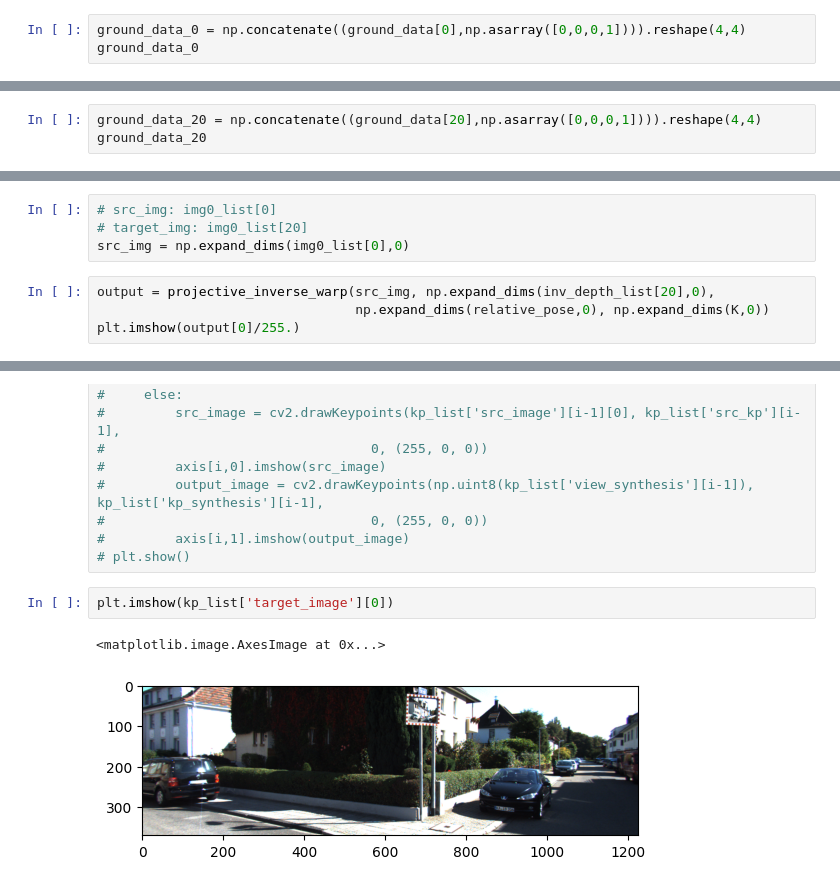
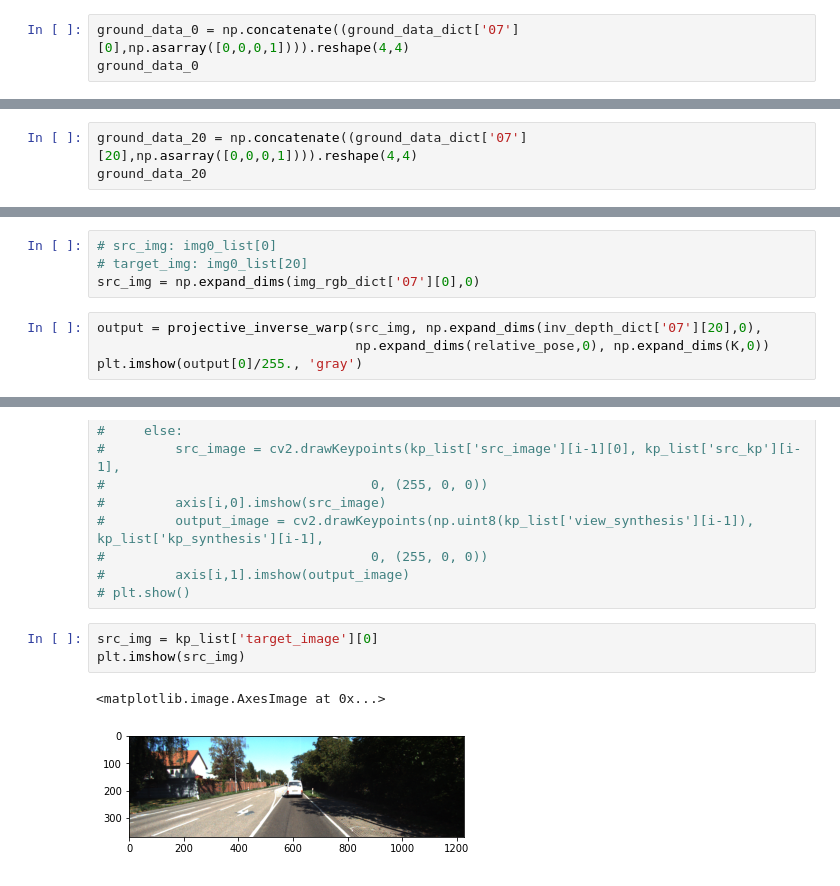
Before and after one commit to amit205/depth-based-warping, a Jupyter notebook: depthbasedwarpadaptation.ipynb, the cells around one changed output, grey strips where cells are left out. Cells and saved outputs as stored; diff of their text form.

```diff
--- a/depthbasedwarpadaptation.ipynb
+++ b/depthbasedwarpadaptation.ipynb
@@ -542,7 +510,7 @@ def projective_inverse_warp(img, depth, pose, intrinsics):
 #     mat = np.concatenate((mat.flatten(), np.asarray([0,0,0,1]))).reshape(4,4)
 #     return mat
 # %%
-ground_data_0 = np.concatenate((ground_data[0],np.asarray([0,0,0,1]))).reshape(4,4)
+ground_data_0 = np.concatenate((ground_data_dict['07'][0],np.asarray([0,0,0,1]))).reshape(4,4)
 ground_data_0
 # %% [output]
 array([[1.000000e+00, 1.197625e-11, 1.704638e-10, 5.551115e-17],
@@ -550,7 +518,7 @@ array([[1.000000e+00, 1.197625e-11, 1.704638e-10, 5.551115e-17],
        [1.704638e-10, 3.562503e-10, 1.000000e+00, 2.220446e-16],
        [0.000000e+00, 0.000000e+00, 0.000000e+00, 1.000000e+00]])
 # %%
-ground_data_20 = np.concatenate((ground_data[20],np.asarray([0,0,0,1]))).reshape(4,4)
+ground_data_20 = np.concatenate((ground_data_dict['07'][20],np.asarray([0,0,0,1]))).reshape(4,4)
 ground_data_20
 # %% [output]
 array([[ 0.8999654 ,  0.02432815, -0.4352819 , -1.103633  ],
@@ -571,11 +539,11 @@ array([[[ 0.8999654 ,  0.02432815, -0.4352819 , -1.103633  ],
 # %%
 # src_img: img0_list[0]
 # target_img: img0_list[20]
-src_img = np.expand_dims(img0_list[0],0)
+src_img = np.expand_dims(img_rgb_dict['07'][0],0)
 # %%
-output = projective_inverse_warp(src_img, np.expand_dims(inv_depth_list[20],0),
+output = projective_inverse_warp(src_img, np.expand_dims(inv_depth_dict['07'][20],0),
                                  np.expand_dims(relative_pose,0), np.expand_dims(K,0))
-plt.imshow(output[0]/255.)
+plt.imshow(output[0]/255., 'gray')
 # %% [output]
 Clipping input data to the valid range for imshow with RGB data ([0..1] for floats or [0..255] for integers).
 <matplotlib.image.AxesImage at 0x...>
@@ -781,10 +770,11 @@ for index in range(len(img0_list)-n+1):
 #         axis[i,1].imshow(output_image)
 # plt.show()
 # %%
-plt.imshow(kp_list['target_image'][0])
+src_img = kp_list['target_image'][0]
+plt.imshow(src_img)
 # %% [output]
 <matplotlib.image.AxesImage at 0x...>
-[figure, old version]
+[figure, new version]
 # %%
 plt.imshow(kp_list['label'][0][0]>0.05, 'gray')
 # %% [output]
```
Also changed, not shown: parts of 35 cells of this notebook.
